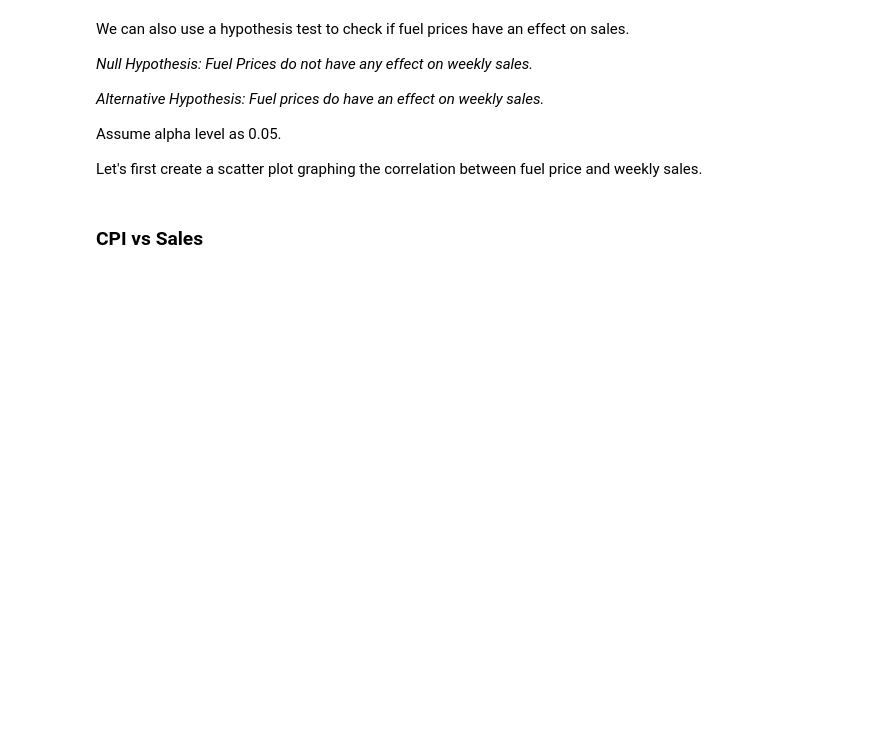
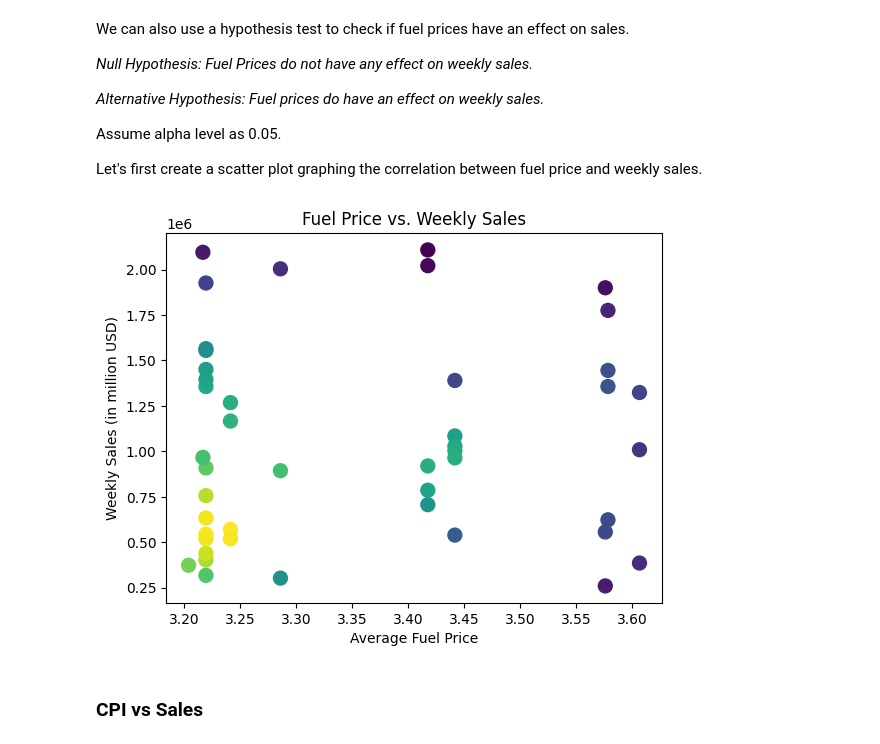
Before and after one commit to ChrisPerezLebron/CMSC320Project, a Jupyter notebook: main.ipynb, the cells around one changed output. Cells and saved outputs as stored; diff of their text form; code cells hidden in the pictures; blank space fills up the shorter version.

```diff
--- a/main.ipynb
+++ b/main.ipynb
@@ -361,6 +361,26 @@ We can also use a hypothesis test to check if fuel prices have an effect on sale
 Assume alpha level as 0.05.
 
 Let's first create a scatter plot graphing the correlation between fuel price and weekly sales.
+# %%
+store_avgs = df.groupby("Store").mean("Fuel_Price")
+
+temp = store_avgs["Fuel_Price"]
+sales = store_avgs["Weekly_Sales"]
+
+ts = np.vstack([temp,sales])
+z = sci.stats.gaussian_kde(ts)(ts)
+
+fig, plot = plt.subplots()
+
+plt.title("Fuel Price vs. Weekly Sales")
+plt.xlabel("Average Fuel Price")
+plt.ylabel("Weekly Sales (in million USD)")
+
+plot.scatter(temp, sales, c=z, s=100)
+
+plt.show()
+# %% [output]
+[figure, added]
 # %% [markdown]
 ### CPI vs Sales
 # %% [markdown]
```
